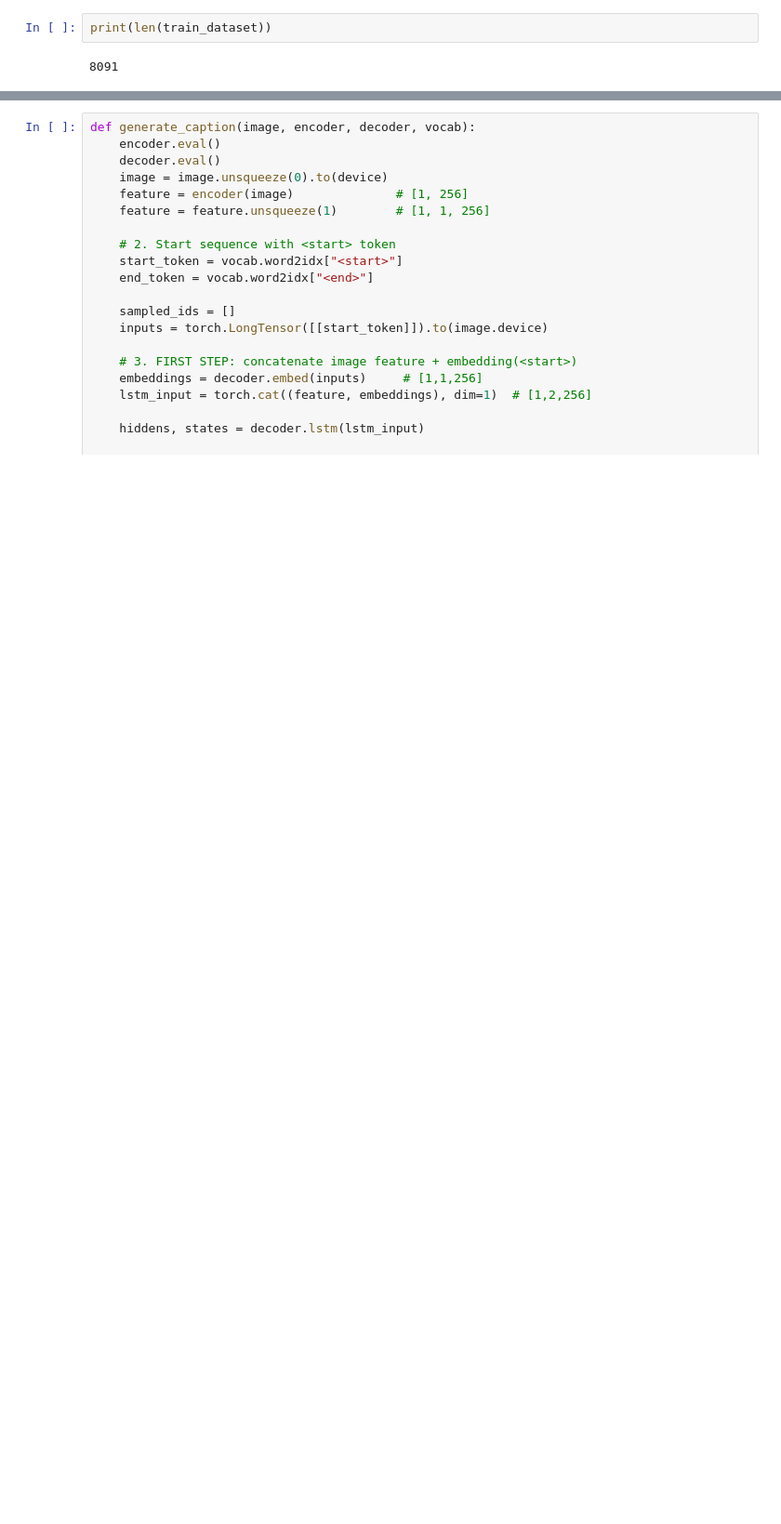
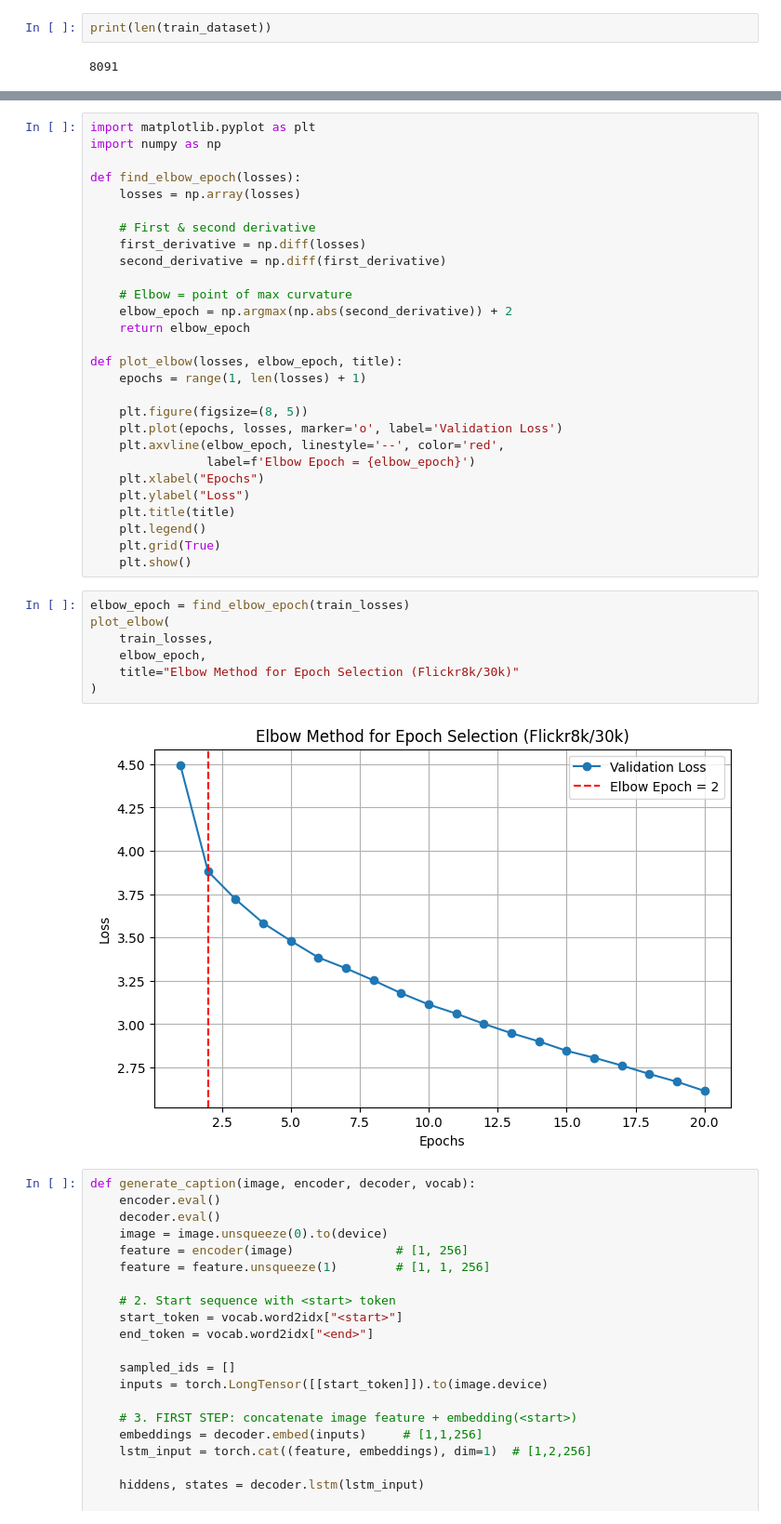
Before and after one commit to mady1987/capstone, a Jupyter notebook: phase_2_flikr/training.ipynb, the cells around one changed output, grey strips where cells are left out. Shown at 93% size. Drawn from its saved outputs; the diff is of its cells as text; blank space fills up the shorter version.

```diff
--- a/phase_2_flikr/training.ipynb
+++ b/phase_2_flikr/training.ipynb
@@ -204,3 +207,40 @@ Epoch: 9 Loss: 2.9461612701416016
+# %%
+import matplotlib.pyplot as plt
+import numpy as np
+
+def find_elbow_epoch(losses):
+    losses = np.array(losses)
+
+    # First & second derivative
+    first_derivative = np.diff(losses)
+    second_derivative = np.diff(first_derivative)
+
+    # Elbow = point of max curvature
+    elbow_epoch = np.argmax(np.abs(second_derivative)) + 2
+    return elbow_epoch
+
+def plot_elbow(losses, elbow_epoch, title):
+    epochs = range(1, len(losses) + 1)
+
+    plt.figure(figsize=(8, 5))
+    plt.plot(epochs, losses, marker='o', label='Validation Loss')
+    plt.axvline(elbow_epoch, linestyle='--', color='red',
+                label=f'Elbow Epoch = {elbow_epoch}')
+    plt.xlabel("Epochs")
+    plt.ylabel("Loss")
+    plt.title(title)
+    plt.legend()
+    plt.grid(True)
+    plt.show()
+# %%
+elbow_epoch = find_elbow_epoch(train_losses)
+plot_elbow(
+    train_losses,
+    elbow_epoch,
+    title="Elbow Method for Epoch Selection (Flickr8k/30k)"
+)
+# %% [output]
+[figure, added]
 # %%
 def generate_caption(image, encoder, decoder, vocab):
     encoder.eval()
```
Also changed, not shown: parts of 6 cells of this notebook, 1 other file.
